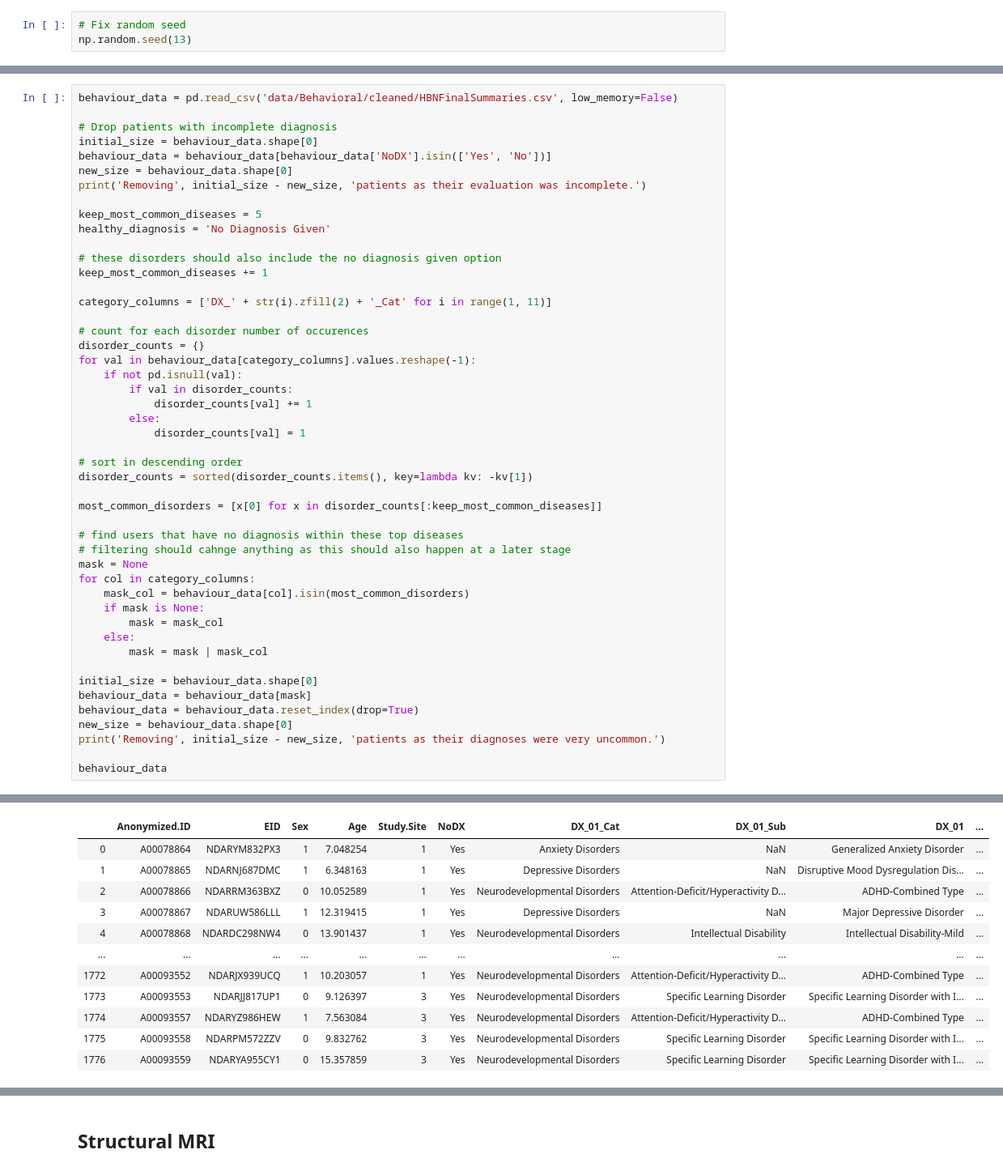
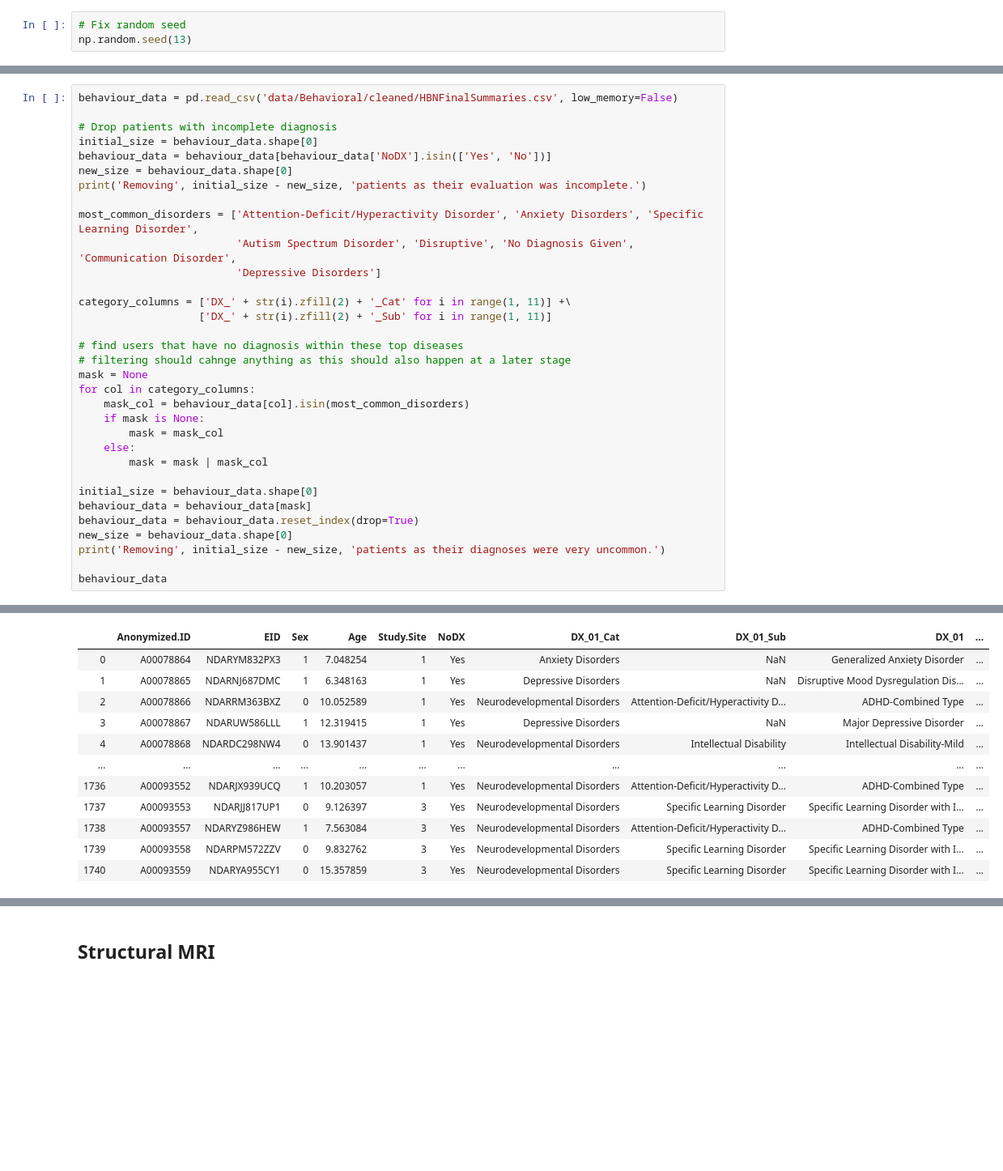
Before and after one commit to sanagno/psychiatry-mri-eeg, a Jupyter notebook: mri-experiments.ipynb, the cells around one changed output, grey strips where cells are left out. Shown at 81% size. Cells and saved outputs as stored; diff of their text form; blank space fills up the shorter version.

```diff
--- a/mri-experiments.ipynb
+++ b/mri-experiments.ipynb
@@ -99,27 +144,12 @@ behaviour_data = behaviour_data[behaviour_data['NoDX'].isin(['Yes', 'No'])]
 new_size = behaviour_data.shape[0]
 print('Removing', initial_size - new_size, 'patients as their evaluation was incomplete.')
 
-keep_most_common_diseases = 5
-healthy_diagnosis = 'No Diagnosis Given'
+most_common_disorders = ['Attention-Deficit/Hyperactivity Disorder', 'Anxiety Disorders', 'Specific Learning Disorder',
+                         'Autism Spectrum Disorder', 'Disruptive', 'No Diagnosis Given', 'Communication Disorder',
+                         'Depressive Disorders']
 
-# these disorders should also include the no diagnosis given option
-keep_most_common_diseases += 1
-
-category_columns = ['DX_' + str(i).zfill(2) + '_Cat' for i in range(1, 11)]
-
-# count for each disorder number of occurences
-disorder_counts = {}
-for val in behaviour_data[category_columns].values.reshape(-1):
-    if not pd.isnull(val):
-        if val in disorder_counts:
-            disorder_counts[val] += 1
-        else:
-            disorder_counts[val] = 1
-
-# sort in descending order
-disorder_counts = sorted(disorder_counts.items(), key=lambda kv: -kv[1])
-
-most_common_disorders = [x[0] for x in disorder_counts[:keep_most_common_diseases]]
+category_columns = ['DX_' + str(i).zfill(2) + '_Cat' for i in range(1, 11)] +\
+                   ['DX_' + str(i).zfill(2) + '_Sub' for i in range(1, 11)]
 
 # find users that have no diagnosis within these top diseases
 # filtering should cahnge anything as this should also happen at a later stage
@@ -144,12 +174,12 @@ Removing 37 patients as their diagnoses were very uncommon.
 |  | Anonymized.ID | EID | Sex | Age | Study.Site | NoDX | DX_01_Cat | DX_01_Sub | DX_01 | ... |
 | 0 | A00078864 | NDARYM832PX3 | 1 | 7.048254 | 1 | Yes | Anxiety Disorders | NaN | Generalized Anxiety Disorder | ... |
 | 1 | A00078865 | NDARNJ687DMC | 1 | 6.348163 | 1 | Yes | Depressive Disorders | NaN | Disruptive Mood Dysregulation Dis... | ... |
 | 2 | A00078866 | NDARRM363BXZ | 0 | 10.052589 | 1 | Yes | Neurodevelopmental Disorders | Attention-Deficit/Hyperactivity D... | ADHD-Combined Type | ... |
 | 3 | A00078867 | NDARUW586LLL | 1 | 12.319415 | 1 | Yes | Depressive Disorders | NaN | Major Depressive Disorder | ... |
 | 4 | A00078868 | NDARDC298NW4 | 0 | 13.901437 | 1 | Yes | Neurodevelopmental Disorders | Intellectual Disability | Intellectual Disability-Mild | ... |
 | ... | ... | ... | ... | ... | ... | ... | ... | ... | ... | ... |
-| 1772 | A00093552 | NDARJX939UCQ | 1 | 10.203057 | 1 | Yes | Neurodevelopmental Disorders | Attention-Deficit/Hyperactivity D... | ADHD-Combined Type | ... |
-| 1773 | A00093553 | NDARJJ817UP1 | 0 | 9.126397 | 3 | Yes | Neurodevelopmental Disorders | Specific Learning Disorder | Specific Learning Disorder with I... | ... |
-| 1774 | A00093557 | NDARYZ986HEW | 1 | 7.563084 | 3 | Yes | Neurodevelopmental Disorders | Attention-Deficit/Hyperactivity D... | ADHD-Combined Type | ... |
-| 1775 | A00093558 | NDARPM572ZZV | 0 | 9.832762 | 3 | Yes | Neurodevelopmental Disorders | Specific Learning Disorder | Specific Learning Disorder with I... | ... |
-| 1776 | A00093559 | NDARYA955CY1 | 0 | 15.357859 | 3 | Yes | Neurodevelopmental Disorders | Specific Learning Disorder | Specific Learning Disorder with I... | ... |
+| 1736 | A00093552 | NDARJX939UCQ | 1 | 10.203057 | 1 | Yes | Neurodevelopmental Disorders | Attention-Deficit/Hyperactivity D... | ADHD-Combined Type | ... |
+| 1737 | A00093553 | NDARJJ817UP1 | 0 | 9.126397 | 3 | Yes | Neurodevelopmental Disorders | Specific Learning Disorder | Specific Learning Disorder with I... | ... |
+| 1738 | A00093557 | NDARYZ986HEW | 1 | 7.563084 | 3 | Yes | Neurodevelopmental Disorders | Attention-Deficit/Hyperactivity D... | ADHD-Combined Type | ... |
+| 1739 | A00093558 | NDARPM572ZZV | 0 | 9.832762 | 3 | Yes | Neurodevelopmental Disorders | Specific Learning Disorder | Specific Learning Disorder with I... | ... |
+| 1740 | A00093559 | NDARYA955CY1 | 0 | 15.357859 | 3 | Yes | Neurodevelopmental Disorders | Specific Learning Disorder | Specific Learning Disorder with I... | ... |
```
Also changed, not shown: parts of 60 cells of this notebook.
